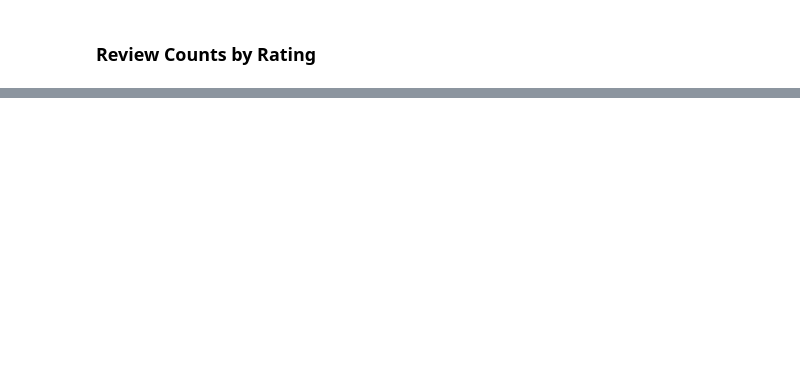
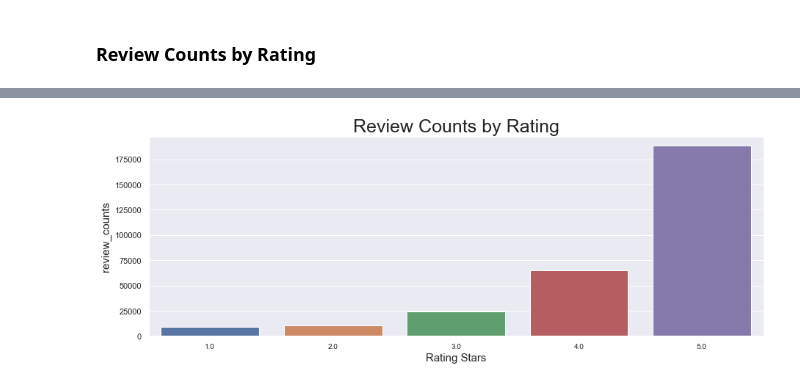
Before and after one commit to nortonlyr/MachineLearningExercises, a Jupyter notebook: NLP_Ex/NLP_AmazonReviewAnalysis.ipynb, the cells around one changed output, grey strips where cells are left out. Drawn from its saved outputs; the diff is of its cells as text; code cells hidden in the pictures; blank space fills up the shorter version.

```diff
--- a/NLP_Ex/NLP_AmazonReviewAnalysis.ipynb
+++ b/NLP_Ex/NLP_AmazonReviewAnalysis.ipynb
@@ -105,4 +105,8 @@ df.head()
 rating = pd.DataFrame(df['overall'].value_counts()).reset_index().sort_values(by='index', ascending=True)
 plt.figure(figsize=(15,5))
 sns.barplot(rating['index'], rating['overall'])
+plt.xticks(fontsize=10)
+plt.xlabel('Rating Stars', fontsize=15)
+plt.ylabel('review_counts', fontsize=15)
+plt.title('Review Counts by Rating', fontsize=25)
 # %% [output]
@@ -109,0 +114 @@ SyntaxError: invalid syntax (<ipython-input-23-021df9068459>, line 4)
+[figure, added]
```
Also changed, not shown: parts of 1 cell of this notebook.
